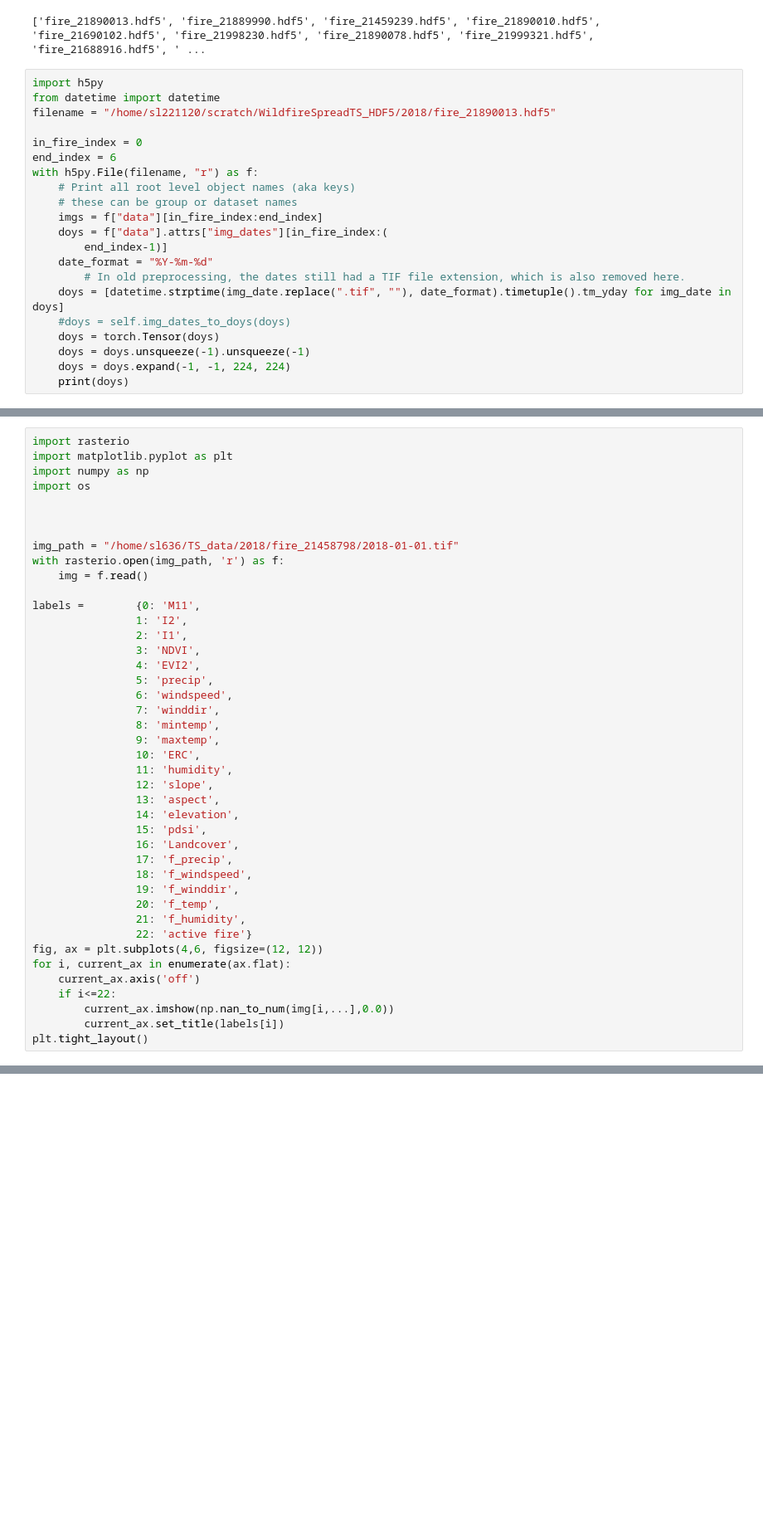
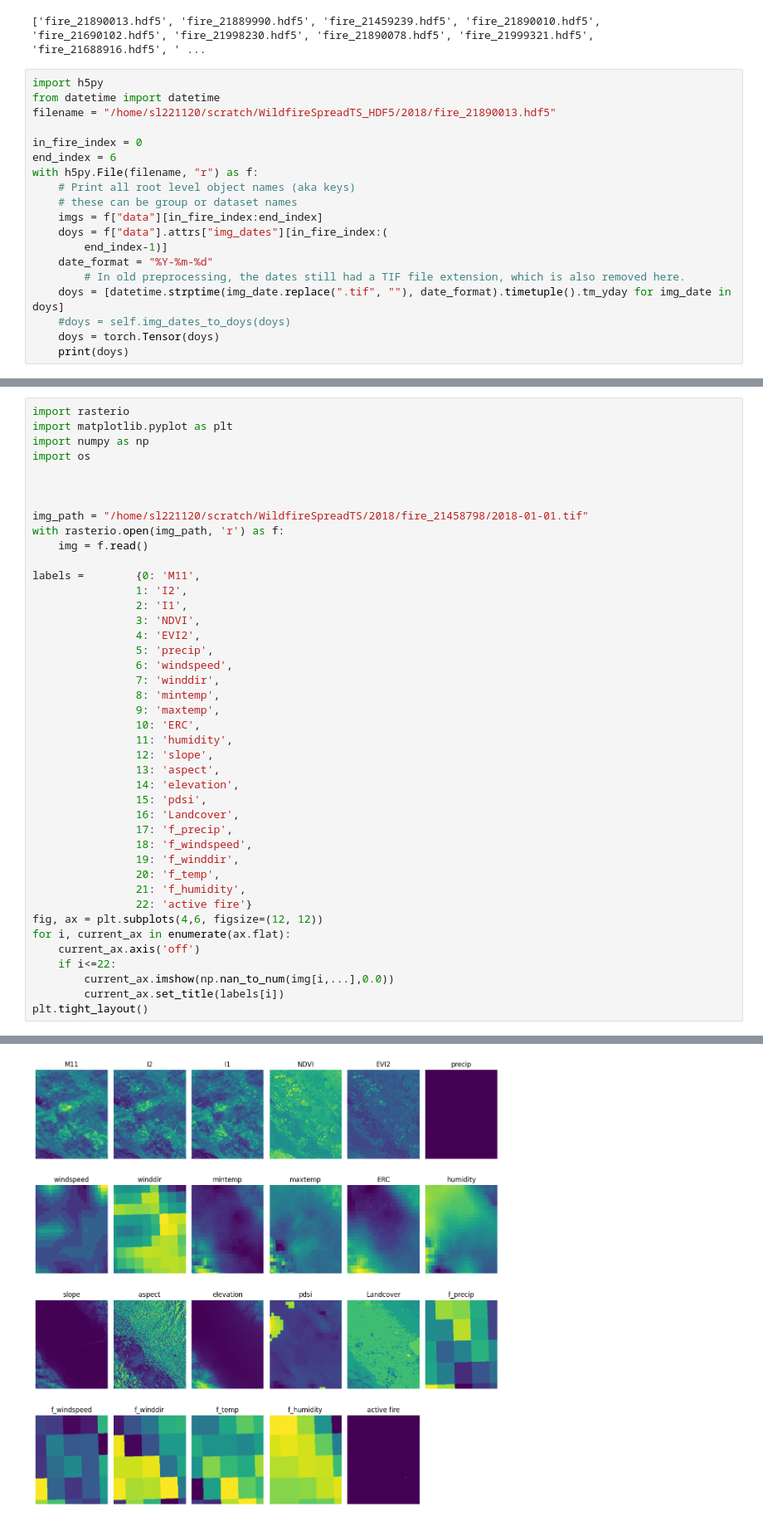
Before and after one commit to wtoth/WildfireSpreadTS, a Jupyter notebook: src/visualize_data copy.ipynb, the cells around one changed output, grey strips where cells are left out. Shown at 83% size. Saved outputs shown, nothing was run; the diff lists cells and outputs as text; blank space fills up the shorter version.

```diff
--- a/src/visualize_data copy.ipynb
+++ b/src/visualize_data copy.ipynb
@@ -88,7 +185,5 @@ with h5py.File(filename, "r") as f:
     doys = [datetime.strptime(img_date.replace(".tif", ""), date_format).timetuple().tm_yday for img_date in doys]
     #doys = self.img_dates_to_doys(doys)
     doys = torch.Tensor(doys)
-    doys = doys.unsqueeze(-1).unsqueeze(-1)
-    doys = doys.expand(-1, -1, 224, 224)
     print(doys)
 # %% [output]
@@ -203,7 +264,7 @@ import os
 
 
 
-img_path = "/home/sl636/TS_data/2018/fire_21458798/2018-01-01.tif"
+img_path = "/home/sl221120/scratch/WildfireSpreadTS/2018/fire_21458798/2018-01-01.tif"
 with rasterio.open(img_path, 'r') as f:
     img = f.read()
 
@@ -241,0 +302 @@ RasterioIOError: /home/sl636/TS_data/2018/fire_21458798/2018-01-01.tif: No such
+[figure, added]
```
Also changed, not shown: parts of 22 cells of this notebook, 30 other files.
